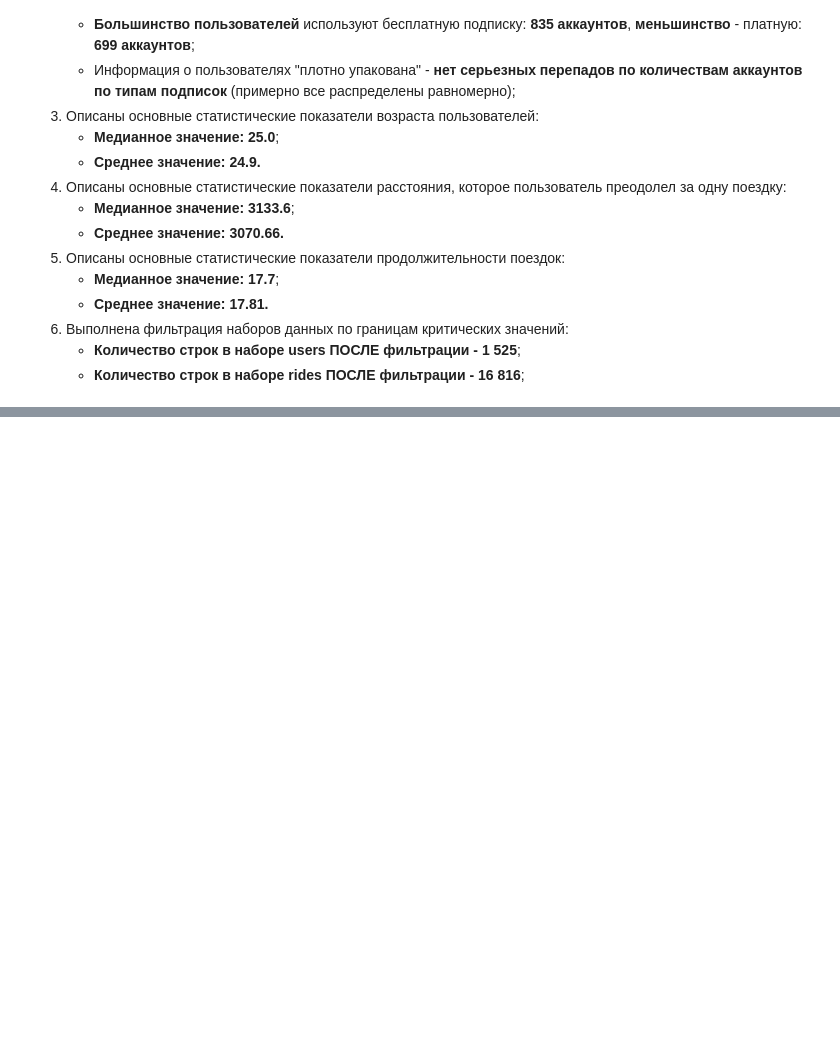
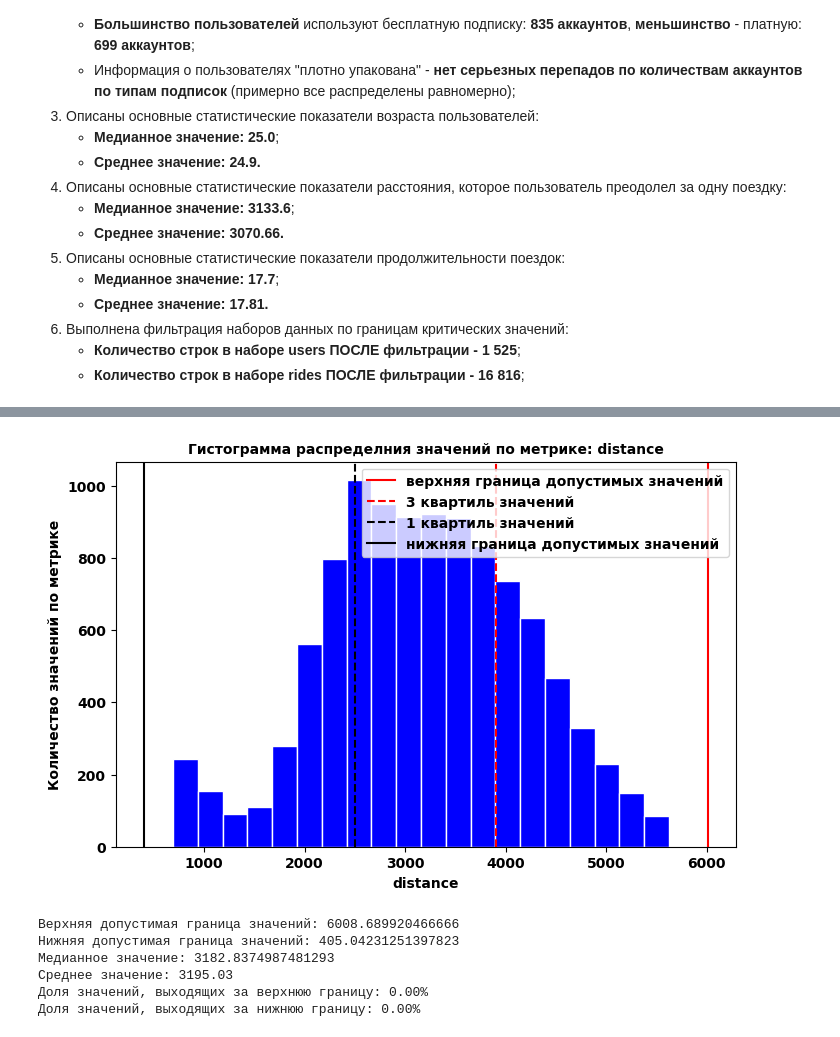
Before and after one commit to MrKostas/YandexPractikum_projects, a Jupyter notebook: notebooks/FifthPetProject_StatisticsAnalysis.ipynb, the cells around one changed output, grey strips where cells are left out. Drawn from its saved outputs; the diff is of its cells as text; code cells hidden in the pictures; blank space fills up the shorter version.

```diff
--- a/notebooks/FifthPetProject_StatisticsAnalysis.ipynb
+++ b/notebooks/FifthPetProject_StatisticsAnalysis.ipynb
@@ -505,0 +535,11 @@ rides.shape[0]
+# %%
+# визуализация показателей по расстоянию поездок - для пользователей с бесплатной подпиской
+histogram_plotting(data_fee, 'distance', 20, 8, 5)
+# %% [output]
+[figure, added]
+Верхняя допустимая граница значений: 6008.689920466666
+Нижняя допустимая граница значений: 405.04231251397823
+Медианное значение: 3182.8374987481293
+Среднее значение: 3195.03
+Доля значений, выходящих за верхнюю границу: 0.00%
+Доля значений, выходящих за нижнюю границу: 0.00%
```
Also changed, not shown: parts of 10 cells of this notebook.
